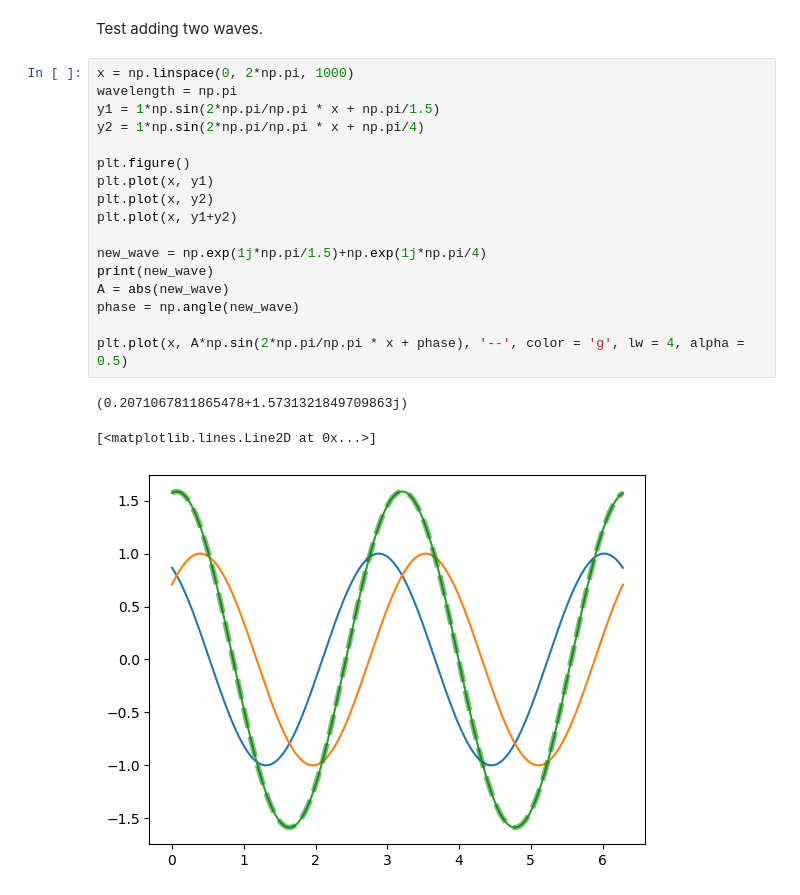
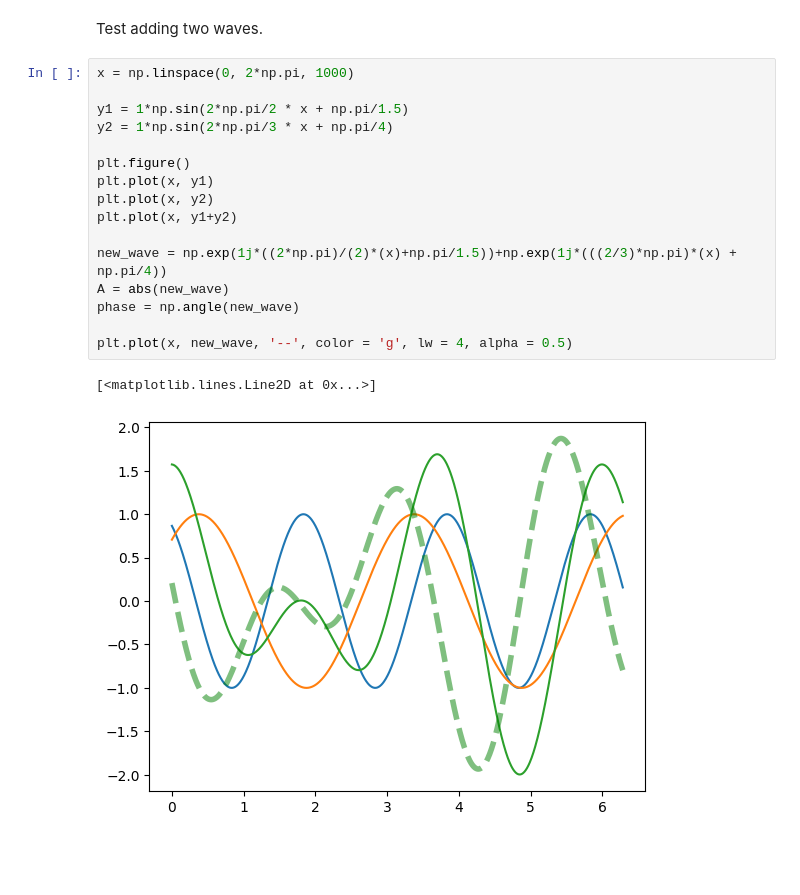
Before and after one commit to AMCLab/TEMGYMAdvanced, a Jupyter notebook: JanghyunCOMAnalysis/test.ipynb, the cells around one changed output. Drawn from its saved outputs; the diff is of its cells as text; blank space fills up the shorter version.

Commit message:
trying to check wave interference

```diff
--- a/JanghyunCOMAnalysis/test.ipynb
+++ b/JanghyunCOMAnalysis/test.ipynb
@@ -32,22 +32,20 @@ usol = test() # this works!
 Test adding two waves.
 # %%
 x = np.linspace(0, 2*np.pi, 1000)
-wavelength = np.pi
-y1 = 1*np.sin(2*np.pi/np.pi * x + np.pi/1.5)
-y2 = 1*np.sin(2*np.pi/np.pi * x + np.pi/4)
+
+y1 = 1*np.sin(2*np.pi/2 * x + np.pi/1.5)
+y2 = 1*np.sin(2*np.pi/3 * x + np.pi/4)
 
 plt.figure()
 plt.plot(x, y1)
 plt.plot(x, y2)
 plt.plot(x, y1+y2)
 
-new_wave = np.exp(1j*np.pi/1.5)+np.exp(1j*np.pi/4)
-print(new_wave)
+new_wave = np.exp(1j*((2*np.pi)/(2)*(x)+np.pi/1.5))+np.exp(1j*(((2/3)*np.pi)*(x) + np.pi/4))
 A = abs(new_wave)
 phase = np.angle(new_wave)
 
-plt.plot(x, A*np.sin(2*np.pi/np.pi * x + phase), '--', color = 'g', lw = 4, alpha = 0.5)
+plt.plot(x, new_wave, '--', color = 'g', lw = 4, alpha = 0.5)
 # %% [output]
-(0.2071067811865478+1.5731321849709863j)
+[<matplotlib.lines.Line2D at 0x...>]
-[<matplotlib.lines.Line2D at 0x...>]
-[figure, old version]
+[figure, new version]
```
